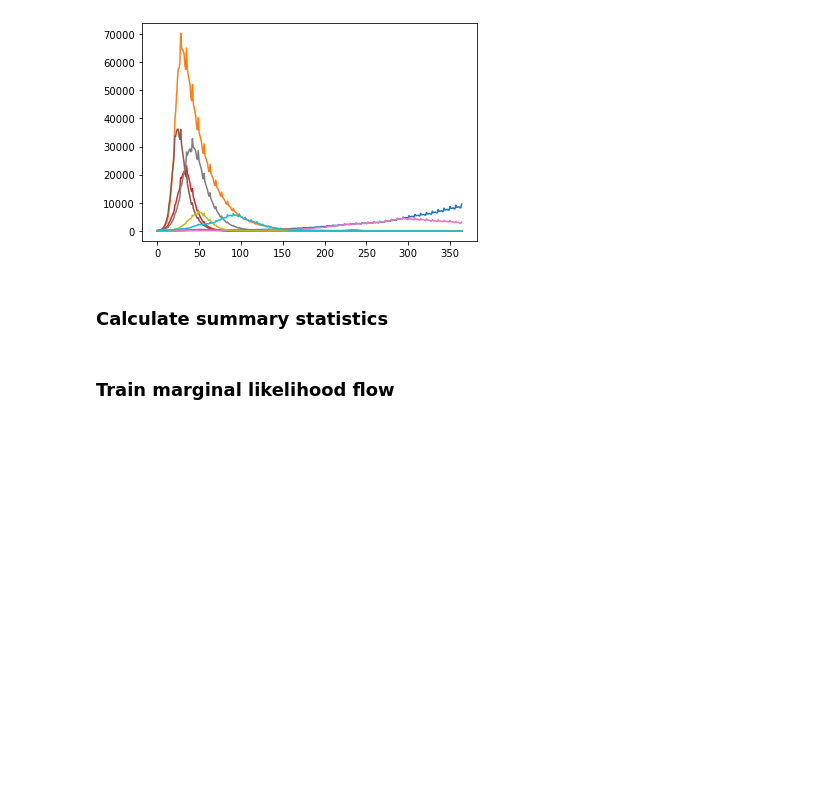
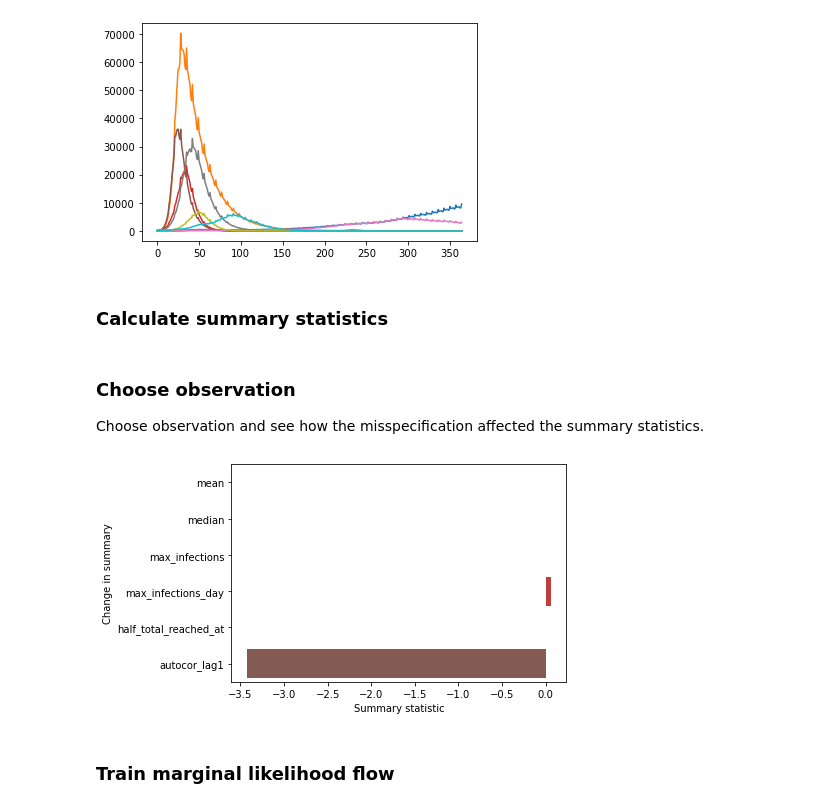
Before and after one commit to danielward27/rnpe, a Jupyter notebook: examples/sirsde.ipynb, the cells around one changed output. Drawn from its saved outputs; the diff is of its cells as text; code cells hidden in the pictures; blank space fills up the shorter version.

```diff
--- a/examples/sirsde.ipynb
+++ b/examples/sirsde.ipynb
@@ -105,6 +102,19 @@ s_means, s_stds = s.mean(axis=0), s.std(axis=0)
 s = (s-s_means)/s_stds
 
 s_misspecified = (s_misspecified-s_means)/s_stds
+# %% [markdown]
+### Choose observation
+Choose observation and see how the misspecification affected the summary statistics.
+# %%
+obs_num = 0
+y_obs = s_misspecified[obs_num]
+theta_true = theta[obs_num]
+fig = sns.barplot(x = y_obs-s[0, :], y = s_names, orient="h")
+plt.ylabel("Change in summary")
+plt.xlabel("Summary statistic")
+plt.show()
+# %% [output]
+[figure, added]
 # %% [markdown]
 ### Train marginal likelihood flow
 # %%
```
Also changed, not shown: parts of 5 cells of this notebook, 3 other files.
